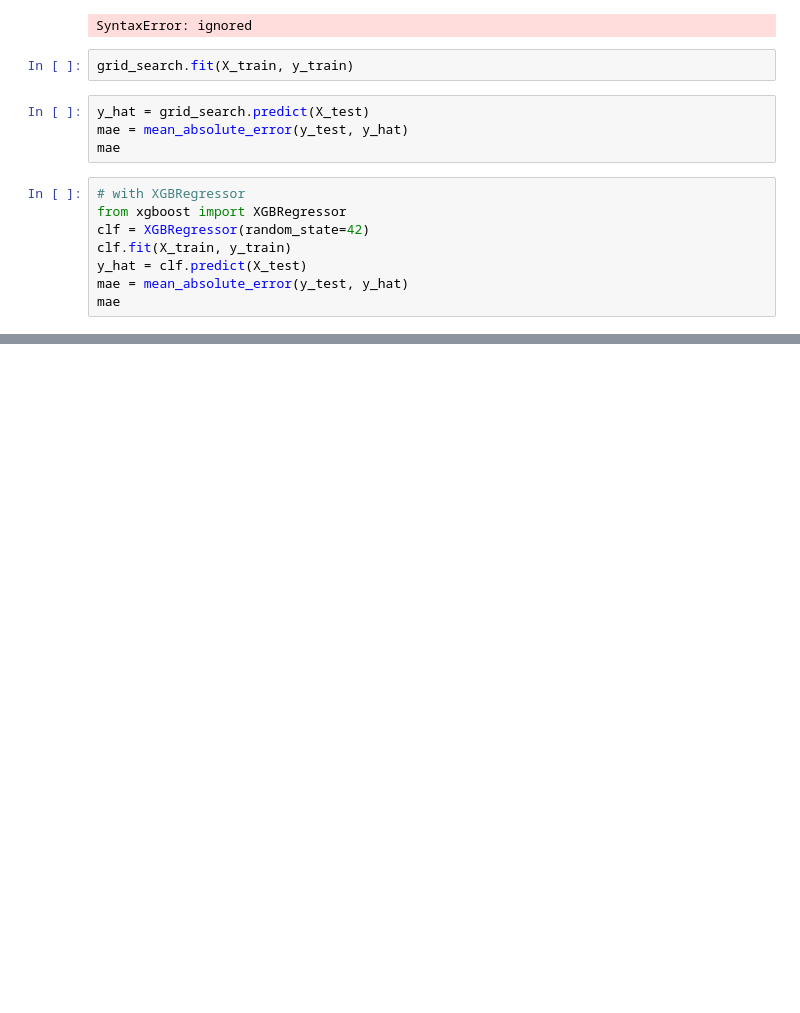
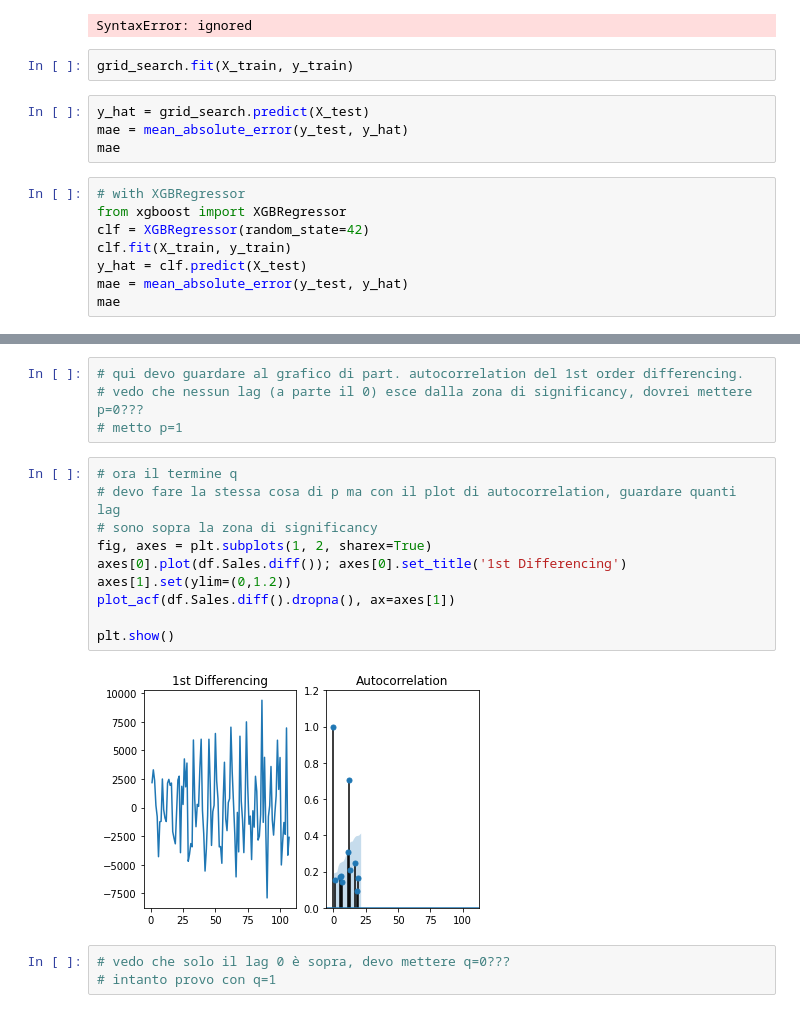
Before and after one commit to andreoniriccardo/time-series, a Jupyter notebook: TimeSeriesARIMA.ipynb, the cells around one changed output, grey strips where cells are left out. Cells and saved outputs as stored; diff of their text form; blank space fills up the shorter version.

```diff
--- a/TimeSeriesARIMA.ipynb
+++ b/TimeSeriesARIMA.ipynb
@@ -349,0 +422,19 @@ mae
+# %%
+# qui devo guardare al grafico di part. autocorrelation del 1st order differencing.
+# vedo che nessun lag (a parte il 0) esce dalla zona di significancy, dovrei mettere p=0???
+# metto p=1
+# %%
+# ora il termine q
+# devo fare la stessa cosa di p ma con il plot di autocorrelation, guardare quanti lag
+# sono sopra la zona di significancy
+fig, axes = plt.subplots(1, 2, sharex=True)
+axes[0].plot(df.Sales.diff()); axes[0].set_title('1st Differencing')
+axes[1].set(ylim=(0,1.2))
+plot_acf(df.Sales.diff().dropna(), ax=axes[1])
+
+plt.show()
+# %% [output]
+[figure, added]
+# %%
+# vedo che solo il lag 0 è sopra, devo mettere q=0???
+# intanto provo con q=1
```
Also changed, not shown: parts of 17 cells of this notebook.
